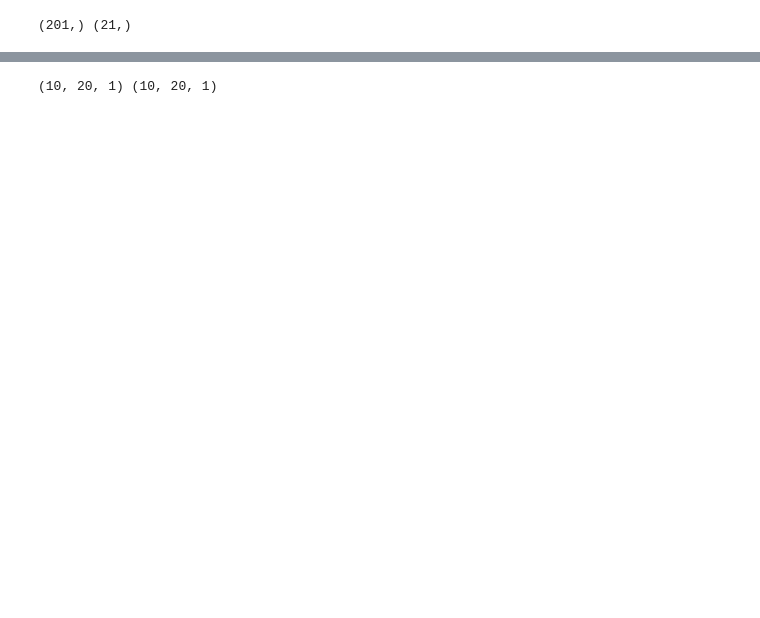
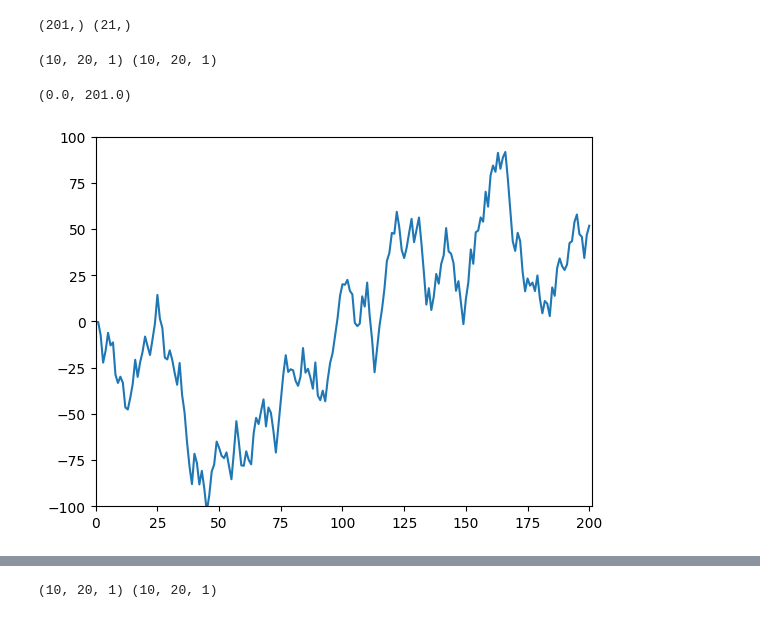
Before and after one commit to michaelsprintson/pfnet, a Jupyter notebook: rnn.ipynb, the cells around one changed output, grey strips where cells are left out. Cells and saved outputs as stored; diff of their text form; code cells hidden in the pictures; blank space fills up the shorter version.

```diff
--- a/rnn.ipynb
+++ b/rnn.ipynb
@@ -109,3 +49,13 @@ X_batches, y_batches = create_batches(df = train,
                                       windows = n_windows,
                                       input = n_input,
                                       output = n_output)
+print(X_batches.shape, y_batches.shape)
+# %% [output]
+(10, 20, 1) (10, 20, 1)
+# %%
+plt.plot(train)
+plt.ylim(-100,100)
+plt.xlim(0,201)
+# %% [output]
+(0.0, 201.0)
+[figure, added]
```
Also changed, not shown: parts of 13 cells of this notebook, 3 other files.
